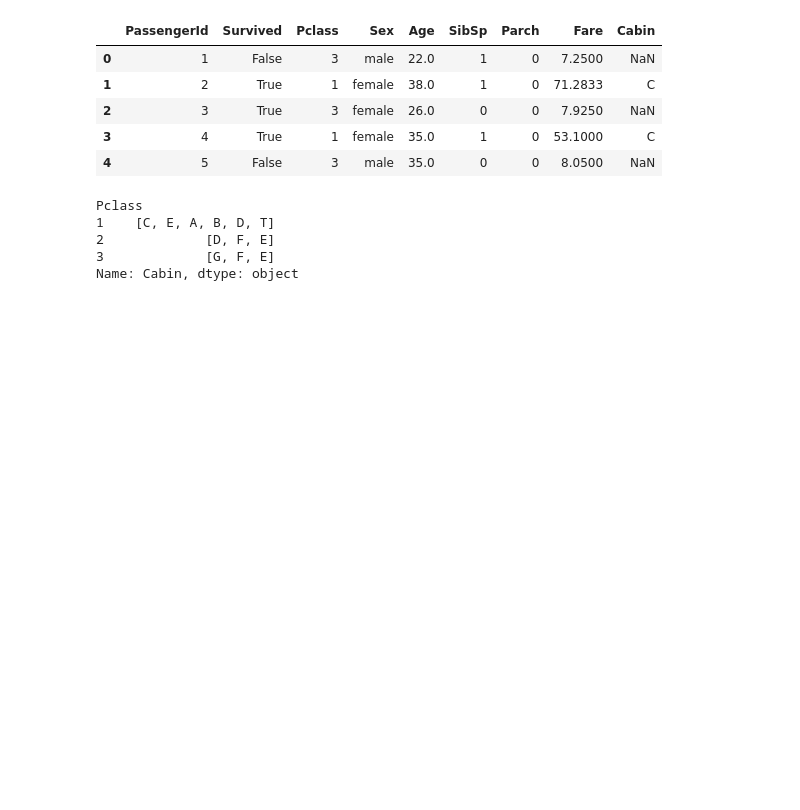
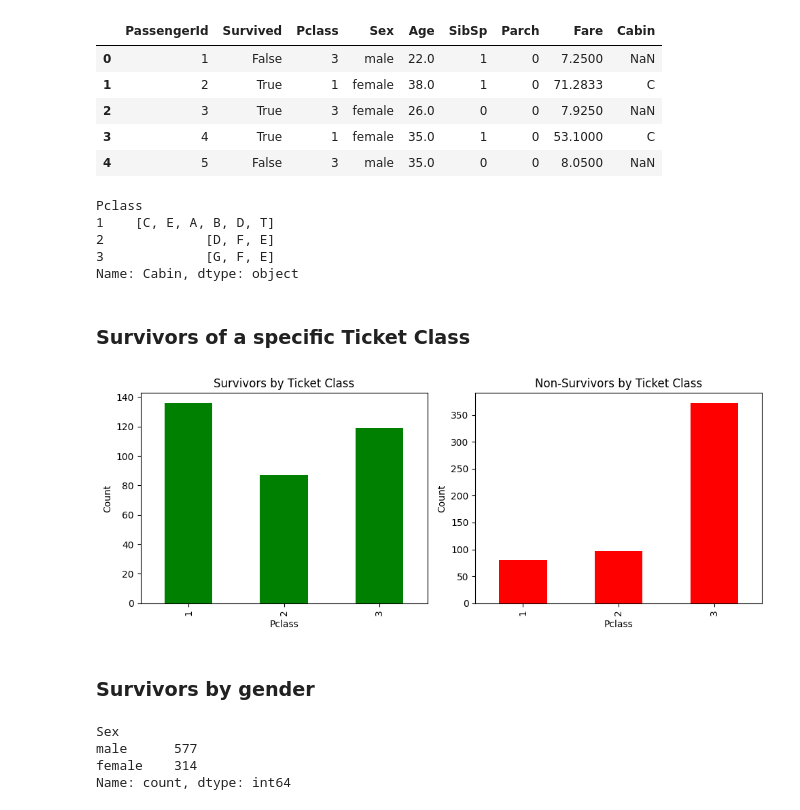
Before and after one commit to HaiderABB/titanic-survival-analysis-EDA, a Jupyter notebook: src/titanic_survival_analysis.ipynb, the cells around one changed output. Saved outputs shown, nothing was run; the diff lists cells and outputs as text; code cells hidden in the pictures; blank space fills up the shorter version.

```diff
--- a/src/titanic_survival_analysis.ipynb
+++ b/src/titanic_survival_analysis.ipynb
@@ -173,3 +175,30 @@ Pclass
 2             [D, F, E]
 3             [G, F, E]
 Name: Cabin, dtype: object
+# %% [markdown]
+### Survivors of a specific Ticket Class
+# %%
+survivors_by_class = df[df['Survived'] == True]['Pclass'].value_counts().sort_index()
+
+non_survivors_by_class = df[df['Survived'] == False]['Pclass'].value_counts().sort_index()
+# %%
+plt.figure(figsize=(10, 4))
+
+plt.subplot(1, 2, 1)
+survivors_by_class.plot(kind='bar', color='green')
+plt.title('Survivors by Ticket Class')
+plt.xlabel('Pclass')
+plt.ylabel('Count')
+
+plt.subplot(1, 2, 2)
+non_survivors_by_class.plot(kind='bar', color='red')
+plt.title('Non-Survivors by Ticket Class')
+plt.xlabel('Pclass')
+plt.ylabel('Count')
+
+plt.tight_layout()
+plt.show()
+# %% [output]
+[figure, added]
+# %% [markdown]
+### Survivors by gender
@@ -175,0 +209,7 @@ Name: Cabin, dtype: object
+# %%
+df['Sex'].value_counts()
+# %% [output]
+Sex
+male      577
+female    314
+Name: count, dtype: int64
```
Also changed, not shown: parts of 5 cells of this notebook.
